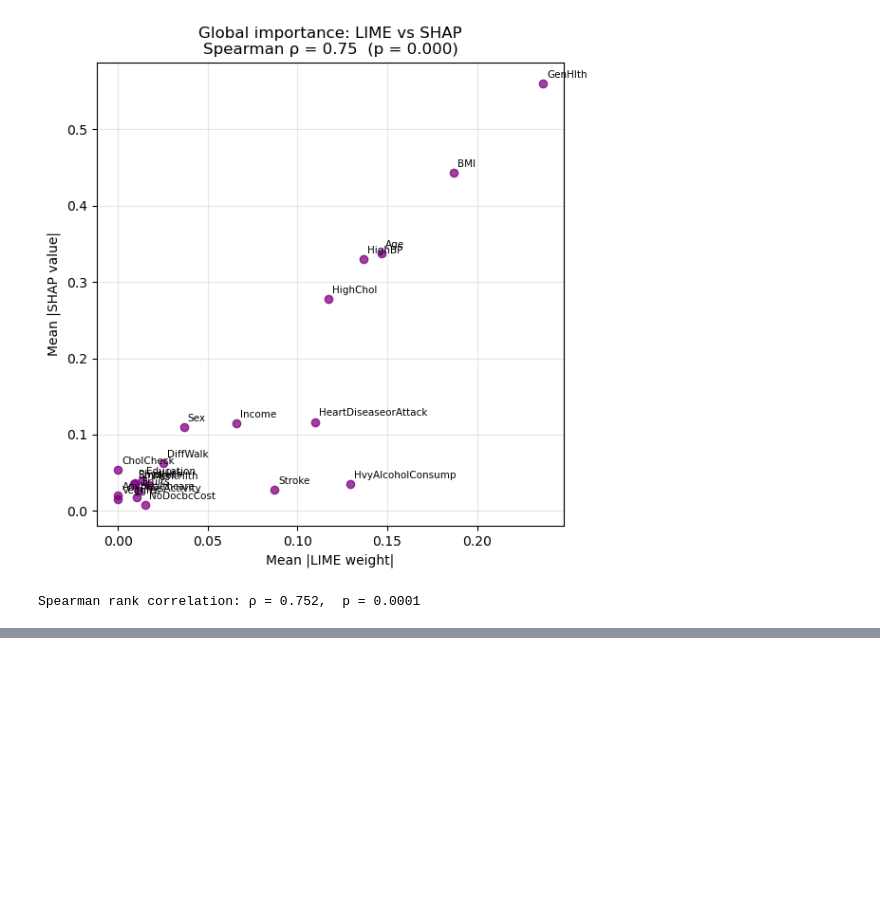
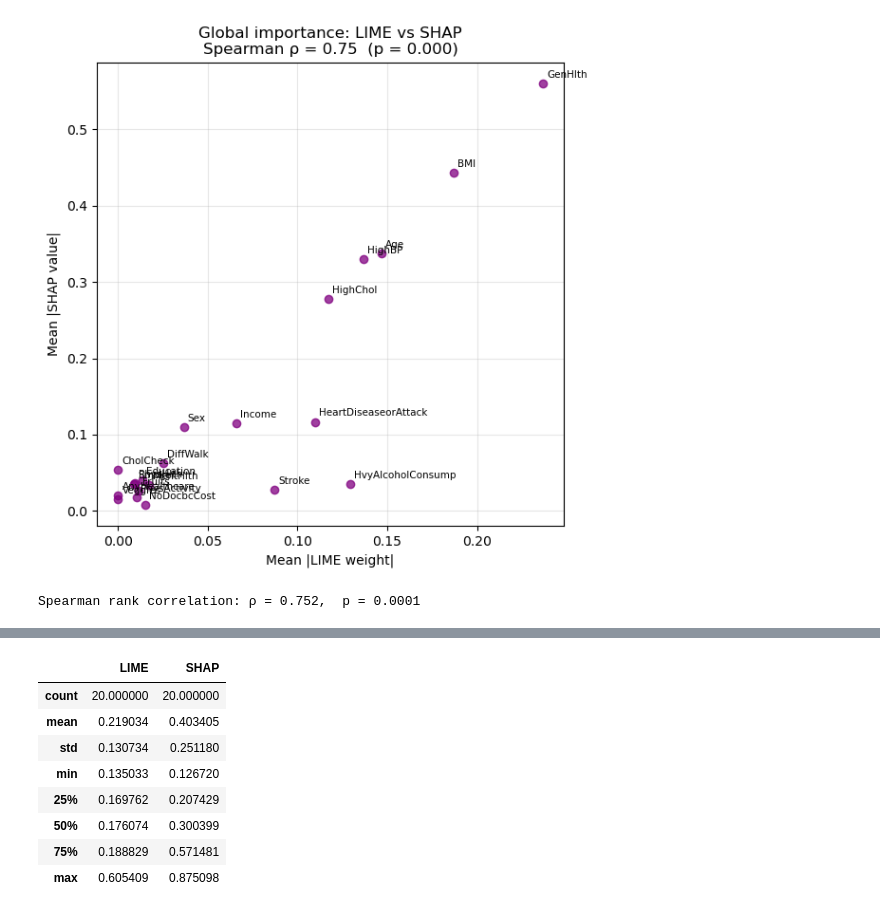
Before and after one commit to Stampe04/XAI_01, a Jupyter notebook: nn.ipynb, the cells around one changed output, grey strips where cells are left out. Cells and saved outputs as stored; diff of their text form; code cells hidden in the pictures; blank space fills up the shorter version.

```diff
--- a/nn.ipynb
+++ b/nn.ipynb
@@ -679,0 +805,38 @@ Spearman rank correlation: ρ = 0.752,  p = 0.0001
+# %%
+# Numerical feature indices
+num_indices = [FEATURE_COLS.index(c) for c in num_cols]
+
+# Scale used for perturbations
+feature_scale = np.std(X_train, axis=0)
+
+
+def max_sensitivity(explain_fn, x, cols, scale, radius=0.1,
+                    n_samples=5, seed=0):
+
+    rng = np.random.default_rng(seed)
+
+    phi_x = explain_fn(x)
+    denom = np.linalg.norm(phi_x) + 1e-12
+
+    sensitivities = []
+
+    for _ in range(n_samples):
+        x_perturbed = x.copy()
+
+        noise = (
+            rng.uniform(-radius, radius, size=len(cols))
+            * scale[cols]
+        )
+
+        x_perturbed[cols] += noise
+
+        phi_perturbed = explain_fn(x_perturbed)
+
+        sensitivity = (
+            np.linalg.norm(phi_perturbed - phi_x)
+            / denom
+        )
+
+        sensitivities.append(sensitivity)
+
+    return np.max(sensitivities)
@@ -679,0 +888,17 @@ Spearman rank correlation: ρ = 0.752,  p = 0.0001
+# %%
+sensitivity_df = pd.DataFrame({
+    'LIME': lime_sensitivity,
+    'SHAP': shap_sensitivity
+})
+
+display(sensitivity_df.describe())
+# %% [output]
+|  | LIME | SHAP |
+| count | 20.000000 | 20.000000 |
+| mean | 0.219034 | 0.403405 |
+| std | 0.130734 | 0.251180 |
+| min | 0.135033 | 0.126720 |
+| 25% | 0.169762 | 0.207429 |
+| 50% | 0.176074 | 0.300399 |
+| 75% | 0.188829 | 0.571481 |
+| max | 0.605409 | 0.875098 |
```
Also changed, not shown: parts of 12 cells of this notebook.
